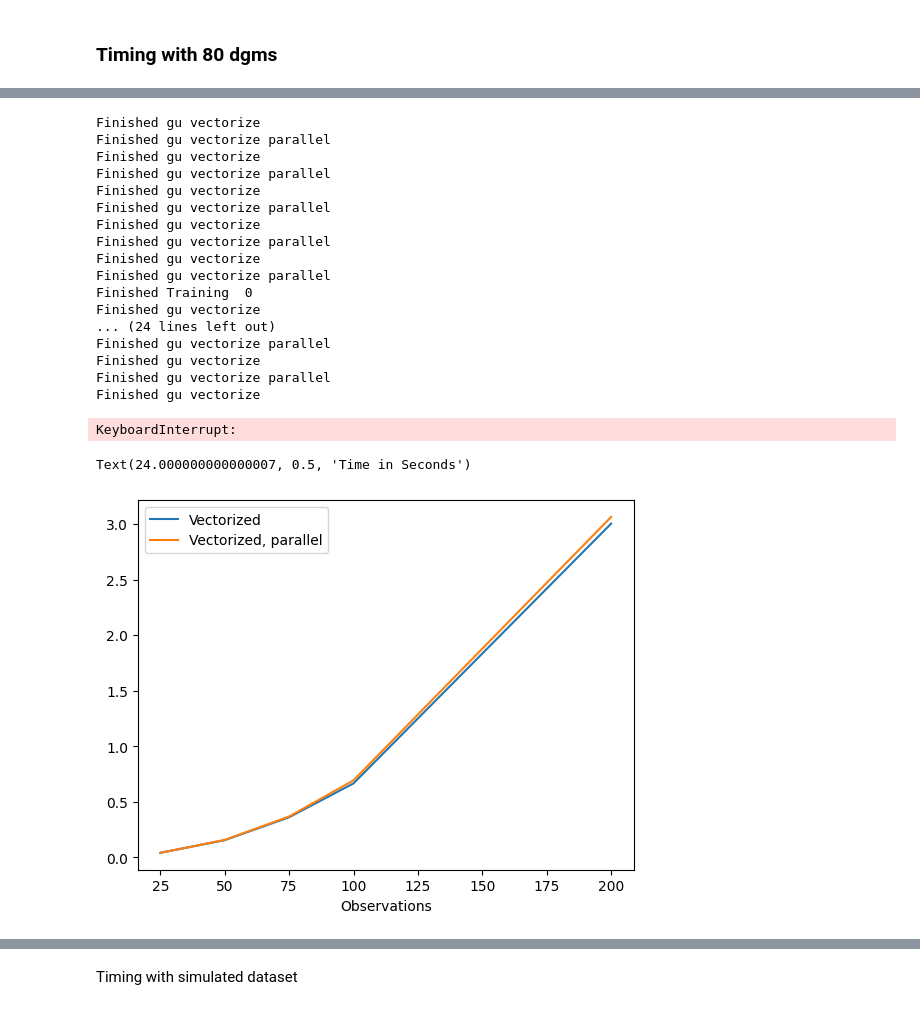
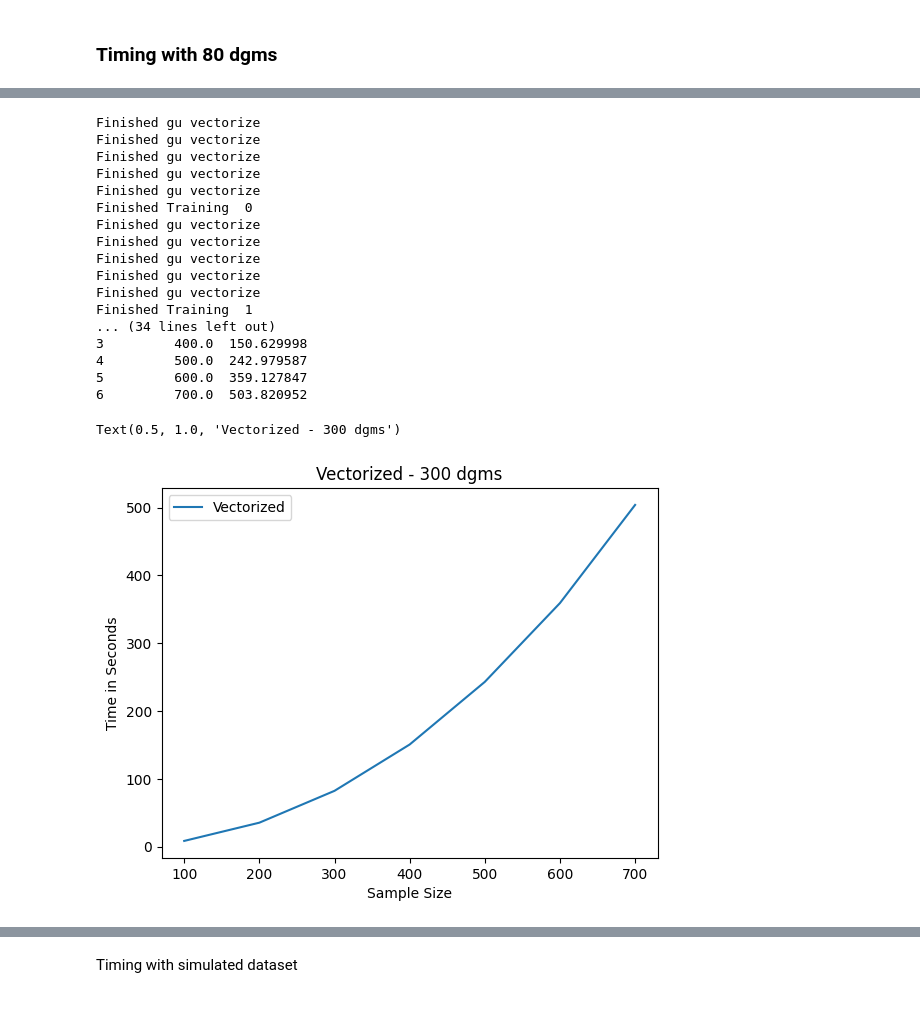
Before and after one commit to TeaspoonTDA/teaspoon, a Jupyter notebook: notebooks/ml_methods_timing_kernel.ipynb, the cells around one changed output, grey strips where cells are left out. Saved outputs shown, nothing was run; the diff lists cells and outputs as text; code cells hidden in the pictures.

Commit message:
updated timings

```diff
--- a/notebooks/ml_methods_timing_kernel.ipynb
+++ b/notebooks/ml_methods_timing_kernel.ipynb
@@ -334,0 +457,5 @@ X_train_features = optimized_kernel_features(train, dummy_train, s = .3)
+# %%
+train_test = np.array(dgms_300[0:25])
+train, dummy_train, dummy = reshape_persistence_diagrams(train_test)
+%timeit X_train_features_gu_parallel = parallel_gu_vectorize(train, dummy, .3)
+%timeit X_train_features_gu = guvectorize_kernel(train, dummy, .3)
@@ -373,14 +503,14 @@ for i in range(0,n):
 
         start = time.time()
         train, dummy_train, dummy = reshape_persistence_diagrams(dgms)
-        X_train_features_gu = parallel_gu_vectorize(train, dummy, .3)
+        X_train_features_gu = parallel_kernel_features(train, dummy_train, .3)
         end = time.time()-start
         timing10[i,5] +=end
         print("Finished gu vectorize parallel")
 
     print("Finished Training ", i)
 timing10 = pd.DataFrame(timing10/5)
-timing10.columns=['Observations', 'Original', 'Jit optimized', 'Jit optimized, parallel', 'Vectorized', 'Vectorized, parallel']
+timing10.columns=['Observations', 'Original', 'Jit optimized', 'Jit optimized, parallel', 'Vectorized', 'Vectorized*, parallel']
 print(timing10)
 # %% [output]
 Finished Kernel
@@ -517,6 +647,6 @@ Text(0, 0.5, 'Time in Seconds')
 # %%
 seed = [0,1,2,3,4]
-train_size = [25, 50, 75, 100, 200]
+train_size = [100, 200, 500]
 n = len(train_size)
 timing_80_vec = np.zeros((n,3))
 for i in range(0,n):
@@ -570,56 +700,49 @@ Text(24.000000000000007, 0.5, 'Time in Seconds')
 # %%
 seed = [0,1,2,3,4]
-train_size = [25, 50, 75, 100, 200]
+train_size = [100, 200, 300, 400, 500, 600, 700]
 n = len(train_size)
-timing_80 = np.zeros((n,3))
+timing_300_vec = np.zeros((n,2))
 for i in range(0,n):
     for j in seed:
-        dgms = np.array(dgms_80[0:train_size[i]])
-        timing_80[i,0] += len(dgms)
+        dgms = np.array(dgms_300[0:train_size[i]])
+        timing_300_vec[i,0] += len(dgms)
 
         start = time.time()
         train, dummy_train, dummy = reshape_persistence_diagrams(dgms)
         X_train_features_gu = guvectorize_kernel(train, dummy, .3)
         end = time.time()-start
-        timing_80[i,1] +=end
+        timing_300_vec[i,1] +=end
         print("Finished gu vectorize")
 
-        start = time.time()
-        train, dummy_train, dummy = reshape_persistence_diagrams(dgms)
-        X_train_features_gu = parallel_gu_vectorize(train, dummy, .3)
-        end = time.time()-start
-        timing_80[i,2] +=end
-        print("Finished gu vectorize parallel")
-
     print("Finished Training ", i)
-timing_80 = pd.DataFrame(timing_80/5)
-timing_80.columns=['Observations','Vectorized', 'Vectorized, parallel']
-print(timing_80)
+timing_300_vec = pd.DataFrame(timing_300_vec/5)
+timing_300_vec.columns=['Observations','Vectorized']
+print(timing_300_vec)
 # %% [output]
 Finished gu vectorize
-Finished gu vectorize parallel
 Finished gu vectorize
-Finished gu vectorize parallel
 Finished gu vectorize
-Finished gu vectorize parallel
 Finished gu vectorize
-Finished gu vectorize parallel
 Finished gu vectorize
-Finished gu vectorize parallel
 Finished Training  0
 Finished gu vectorize
-... (24 lines left out)
-Finished gu vectorize parallel
 Finished gu vectorize
-Finished gu vectorize parallel
 Finished gu vectorize
+Finished gu vectorize
+Finished gu vectorize
+Finished Training  1
+... (34 lines left out)
+3         400.0  150.629998
+4         500.0  242.979587
+5         600.0  359.127847
+6         700.0  503.820952
-KeyboardInterrupt:
 # %%
-timing_80.plot(x='Observations')
+t = timing_300_vec.plot(x='Observations')
 t.set_xlabel("Sample Size")
 t.set_ylabel("Time in Seconds")
+t.set_title("Vectorized - 300 dgms")
 # %% [output]
-Text(24.000000000000007, 0.5, 'Time in Seconds')
+Text(0.5, 1.0, 'Vectorized - 300 dgms')
-[figure, old version]
+[figure, new version]
 # %%
 seed = [0,1,2,3,4]
```
Also changed, not shown: parts of 23 cells of this notebook.
